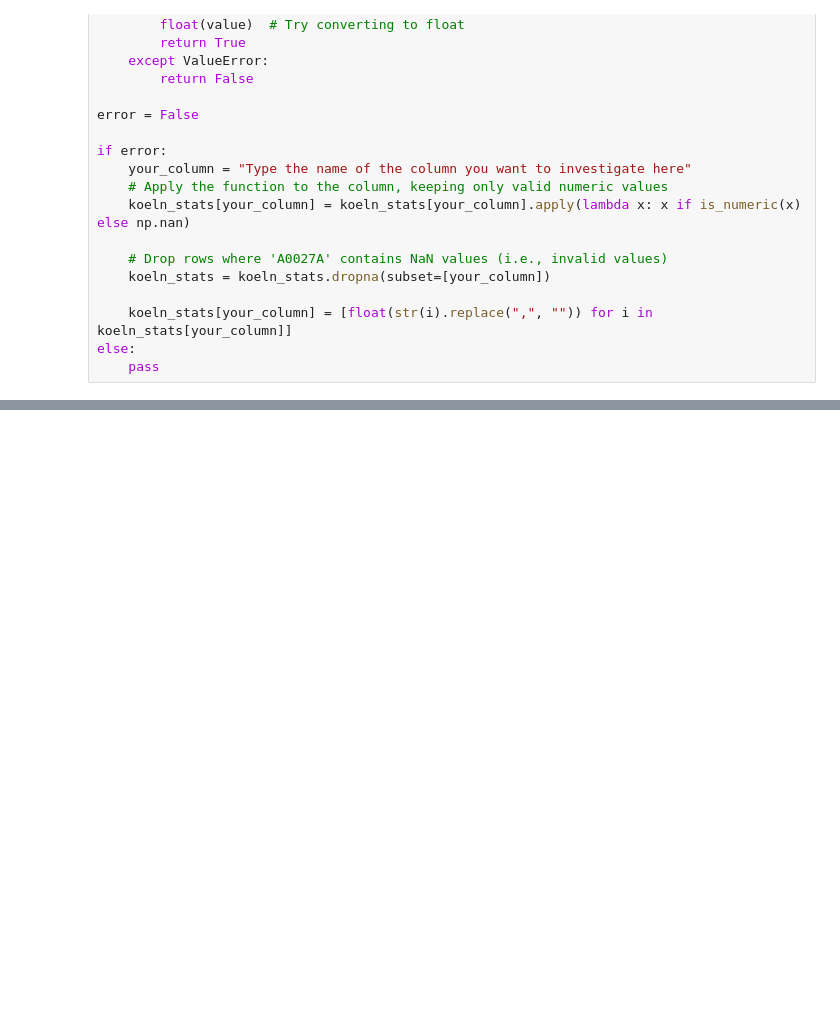
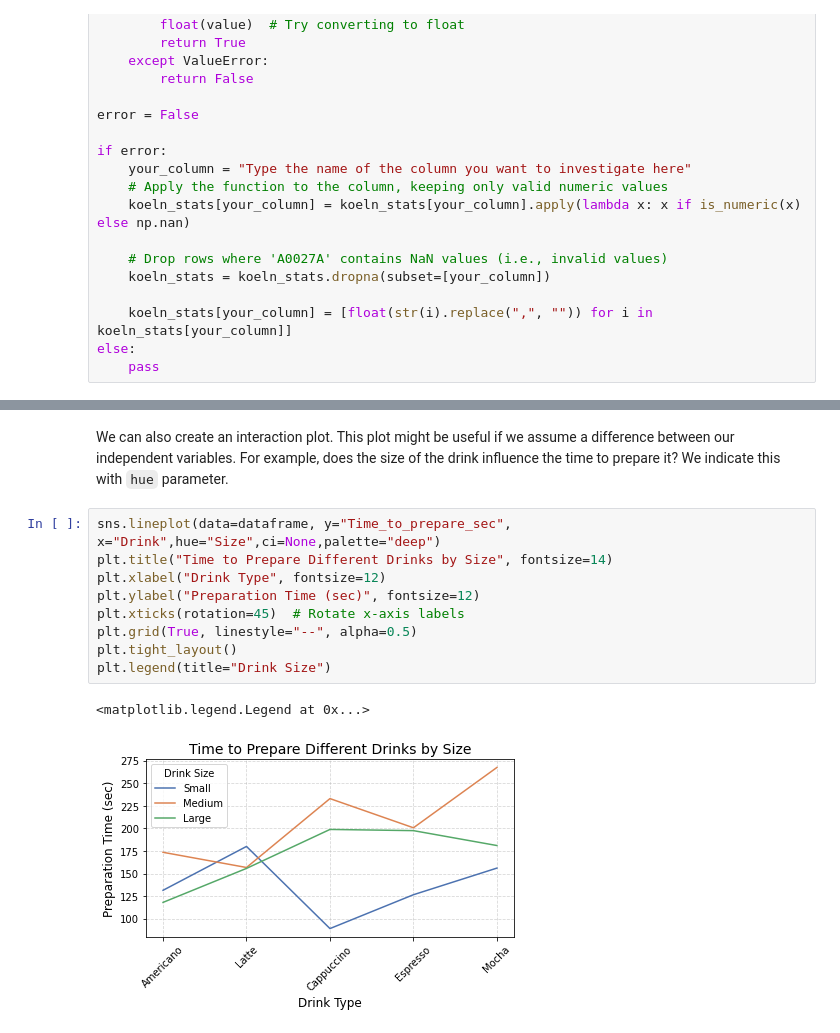
Before and after one commit to JNPauli/IntroductionToPython, a Jupyter notebook: content/Introduction/DataStructures.ipynb, the cells around one changed output, grey strips where cells are left out. Cells and saved outputs as stored; diff of their text form; blank space fills up the shorter version.

```diff
--- a/content/Introduction/DataStructures.ipynb
+++ b/content/Introduction/DataStructures.ipynb
@@ -442,0 +594,15 @@ Plotting in data science and programming refers to the visual representation of
+# %% [markdown]
+We can also create an interaction plot. This plot might be useful if we assume a difference between our independent variables. For example, does the size of the drink influence the time to prepare it?
+We indicate this with `hue` parameter.
+# %%
+sns.lineplot(data=dataframe, y="Time_to_prepare_sec", x="Drink",hue="Size",ci=None,palette="deep")
+plt.title("Time to Prepare Different Drinks by Size", fontsize=14)
+plt.xlabel("Drink Type", fontsize=12)
+plt.ylabel("Preparation Time (sec)", fontsize=12)
+plt.xticks(rotation=45)  # Rotate x-axis labels
+plt.grid(True, linestyle="--", alpha=0.5)
+plt.tight_layout()
+plt.legend(title="Drink Size")
+# %% [output]
+<matplotlib.legend.Legend at 0x...>
+[figure, added]
```
Also changed, not shown: parts of 38 cells of this notebook, 2 other files.
